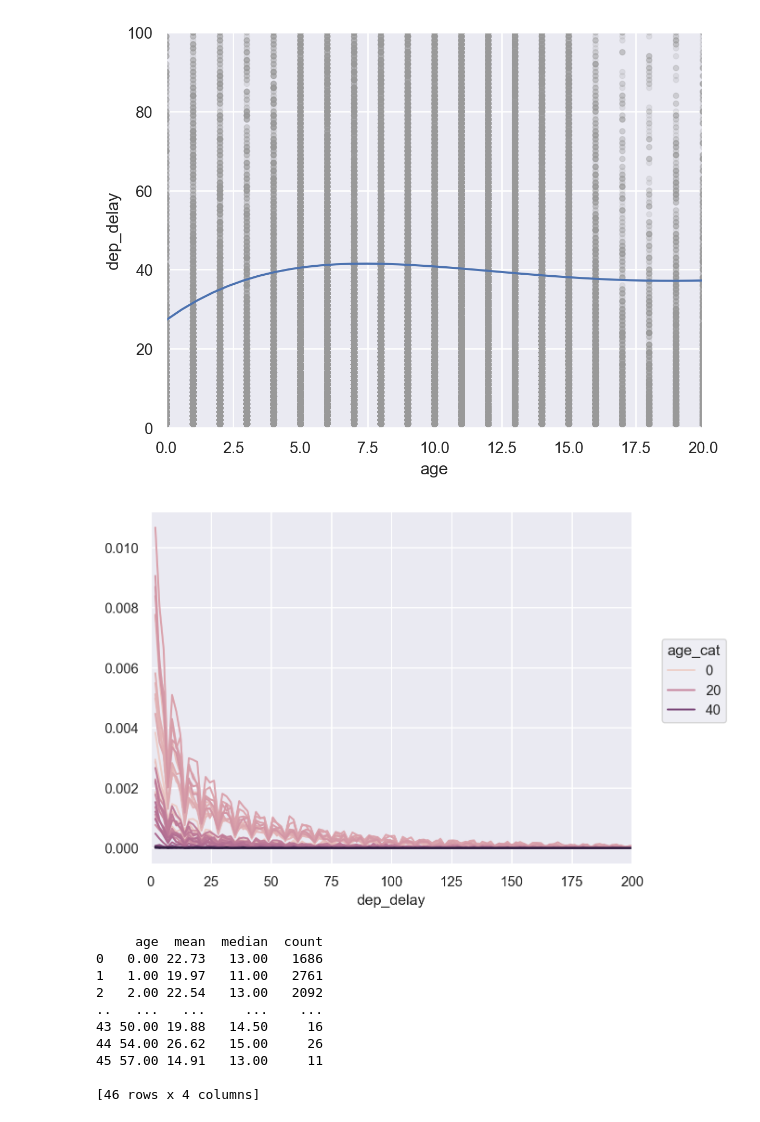
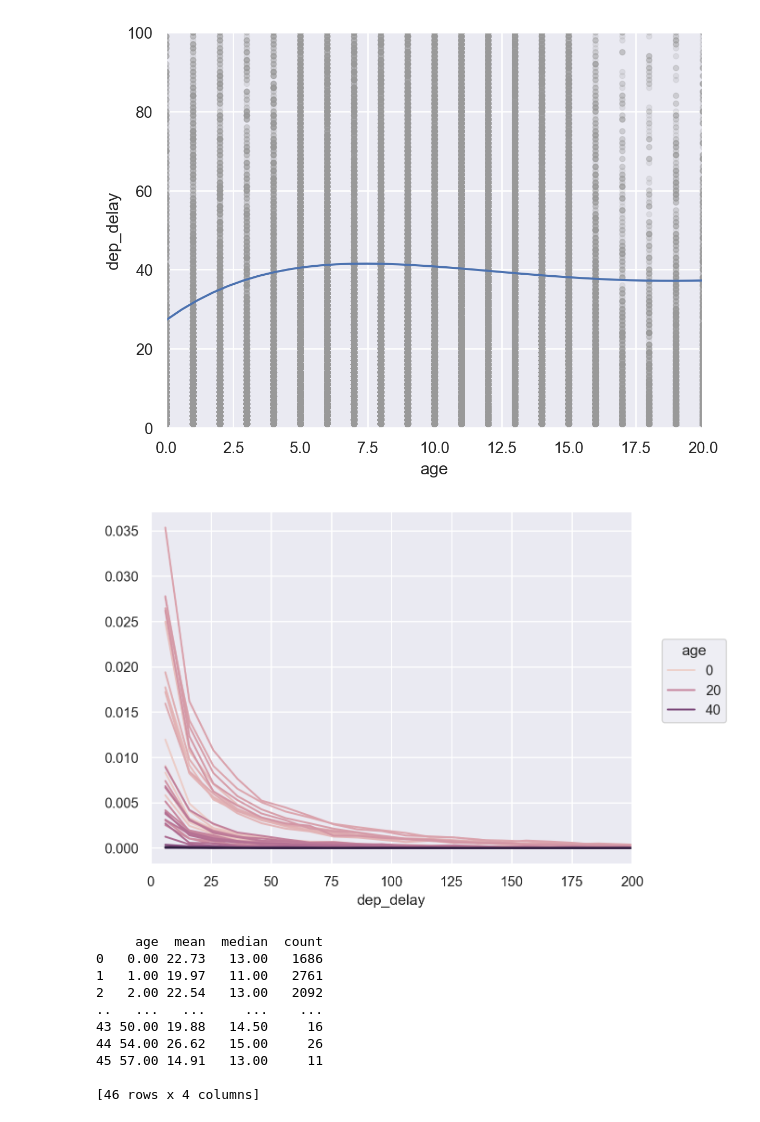
Before and after one commit to skcho13/ds23s2, a Jupyter notebook: contents/sol2.ipynb, the cells around one changed output. Cells and saved outputs as stored; diff of their text form; code cells hidden in the pictures.

```diff
--- a/contents/ignore/sol2.ipynb
+++ b/contents/sol2.ipynb
@@ -85,7 +88,13 @@ flights[~flights.dest.isin(airport_location.faa)]
 [7602 rows x 20 columns]
 # %%
 # how="left" 필요, suffixes 옵션 사용하면 편리
-flights = flights.merge(airport_location, left_on='dest', right_on='faa', how='left', suffixes=("_origin", "_dest")).drop('faa', axis=1)
+flights = flights.merge(
+    airport_location,
+    left_on="dest",
+    right_on="faa",
+    how="left",
+    suffixes=("_origin", "_dest"),
+).drop("faa", axis=1)
 # %%
 flights
 # %% [output]
@@ -136,12 +164,12 @@ plane_age = (
 [figure]
 # %%
 (
-    so.Plot(plane_age.query('dep_delay > 0'), x='dep_delay', color="age_cat")
-    .add(so.Line(), so.Hist(stat="proportion"))
+    so.Plot(plane_age.query('dep_delay > 0'), x='dep_delay', color="age")
+    .add(so.Line(), so.Hist(stat="proportion", binwidth=10))
     .limit(x=(0, 200))
 )
 # %% [output]
-[figure, old version]
+[figure, new version]
 # %%
 age_delay = (
     plane_age.query('dep_delay > 0 & dep_delay < 100')
```
Also changed, not shown: parts of 11 cells of this notebook, 57 other files.
